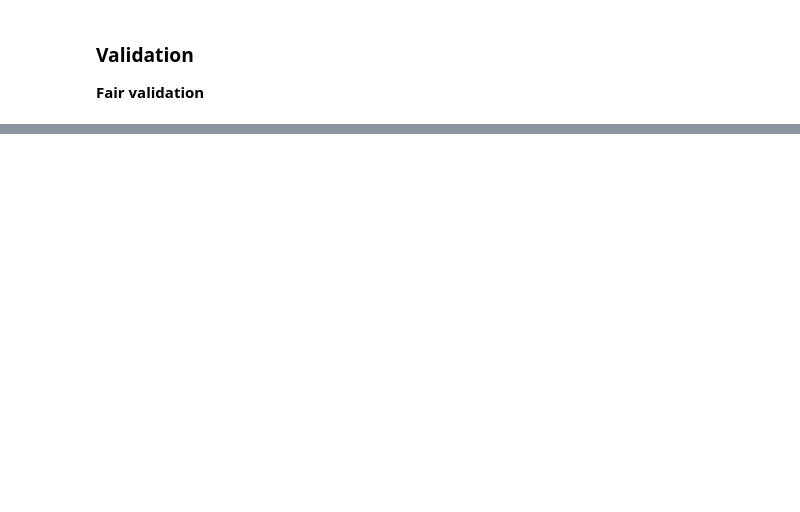
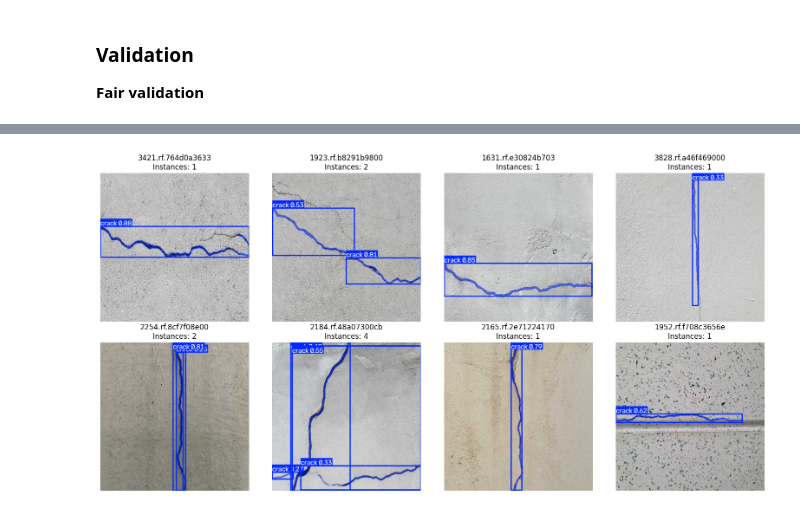
Before and after one commit to mdmohsin212/modern-vision-multimodal-lab, a Jupyter notebook: Vision/02_segmentation/yolo_instance_segmentation.ipynb, the cells around one changed output, grey strips where cells are left out. Saved outputs shown, nothing was run; the diff lists cells and outputs as text; code cells hidden in the pictures; blank space fills up the shorter version.

```diff
--- a/Vision/02_segmentation/yolo_instance_segmentation.ipynb
+++ b/Vision/02_segmentation/yolo_instance_segmentation.ipynb
@@ -190,0 +299,17 @@ Starting training for 40 epochs...
+# %%
+for result in prediction_results:
+    instance_count = len(result.boxes)
+
+    mask_shape = (
+        tuple(result.masks.data.shape)
+        if result.masks is not None
+        else None
+    )
+
+    print(
+        Path(result.path).name,
+        "| instances:",
+        instance_count,
+        "| masks:",
+        mask_shape,
+    )
@@ -190,0 +344,38 @@ Starting training for 40 epochs...
+# %%
+figure, axes = plt.subplots(2, 4, figsize=(16, 8),)
+
+for axis, result in zip(
+    axes.flat,
+    prediction_results,
+):
+    plotted_image = result.plot()
+    plotted_image = cv2.cvtColor(plotted_image, cv2.COLOR_BGR2RGB)
+
+    axis.imshow(plotted_image)
+
+    axis.set_title(
+        (
+            f"{Path(result.path).stem[:18]}\n"
+            f"Instances: "
+            f"{len(result.boxes)}"
+        )
+    )
+
+    axis.axis("off")
+
+plt.tight_layout()
+
+prediction_grid_path = (
+    OUTPUT_ROOT
+    / "instance_prediction_grid.png"
+)
+
+plt.savefig(
+    prediction_grid_path,
+    dpi=180,
+    bbox_inches="tight",
+)
+
+plt.show()
+# %% [output]
+[figure, added]
```
Also changed, not shown: parts of 8 cells of this notebook.
